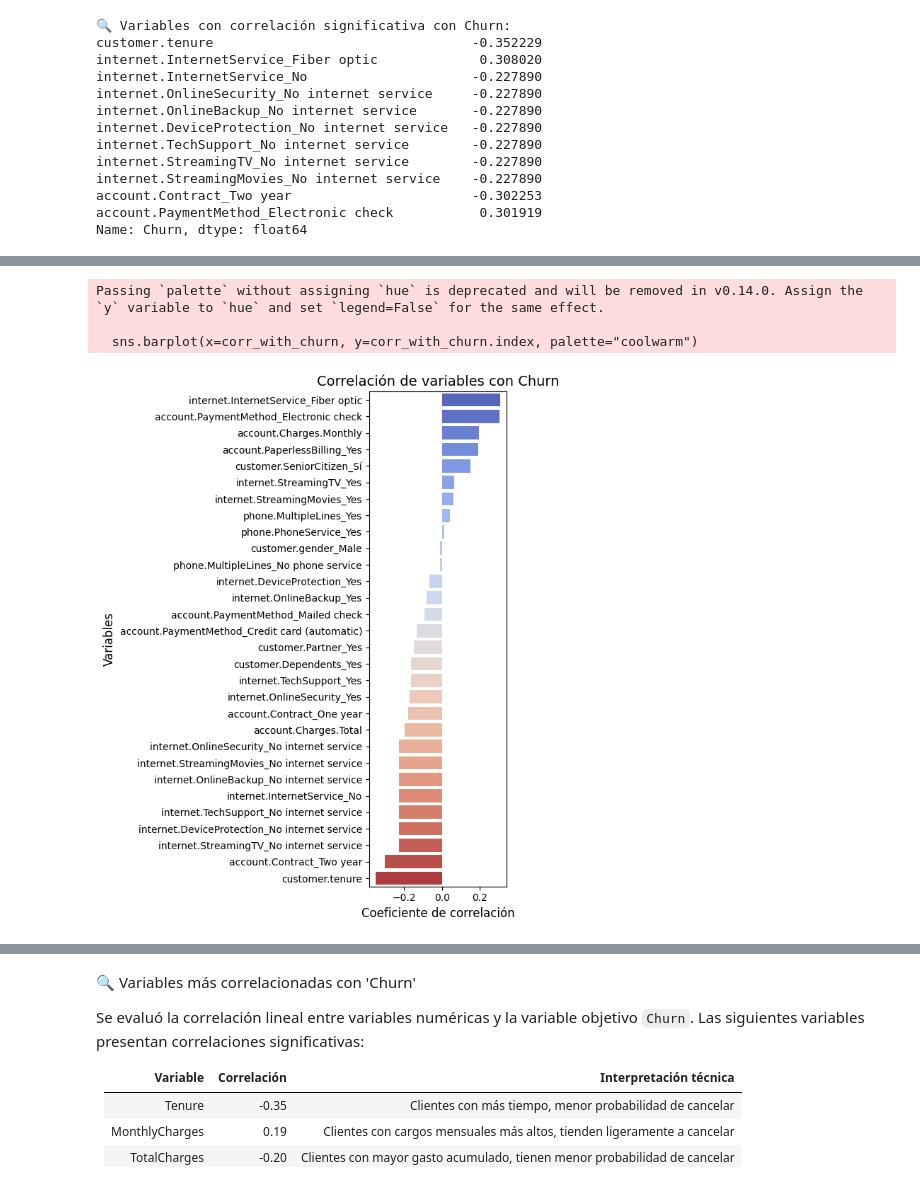
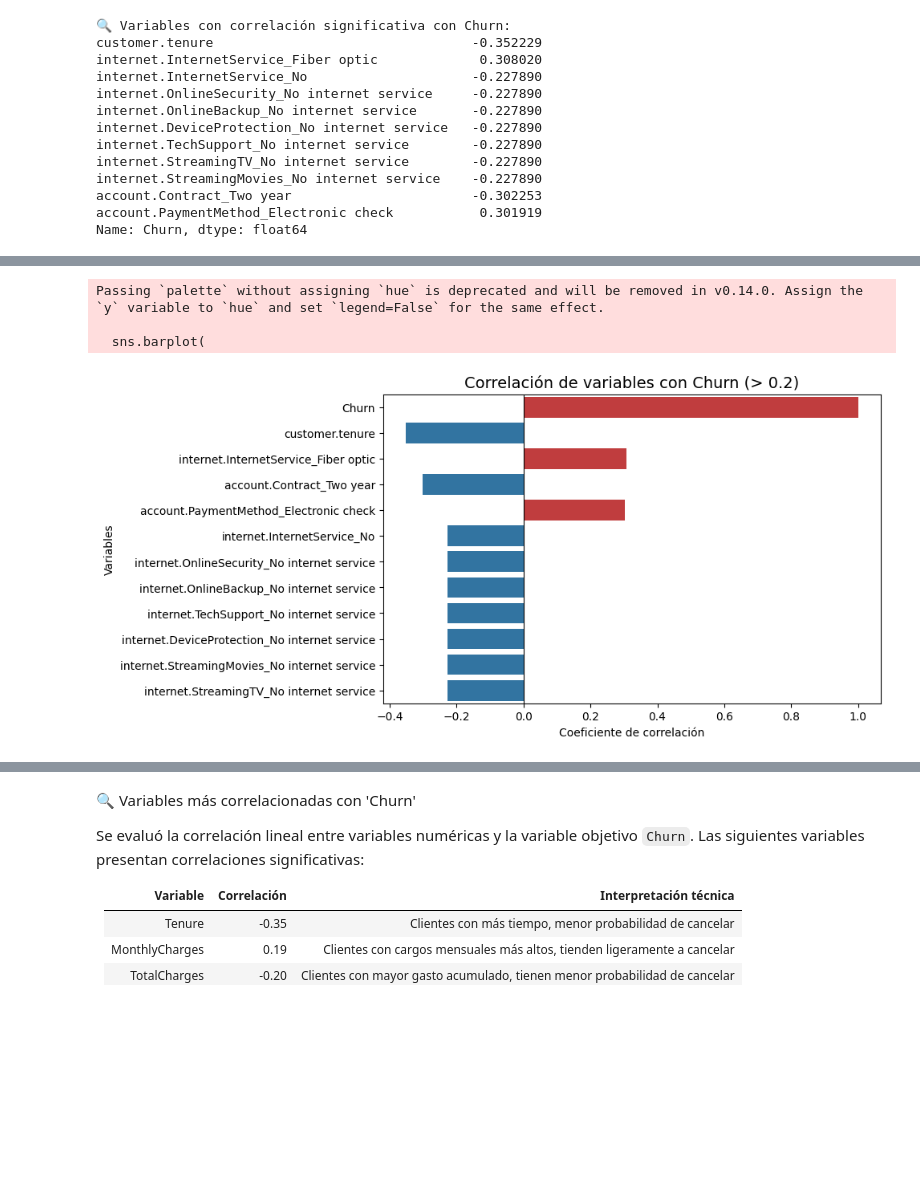
Before and after one commit to Tecindes/ChakkengeONE, a Jupyter notebook: TelecomX_parte2_latam.ipynb, the cells around one changed output, grey strips where cells are left out. Cells and saved outputs as stored; diff of their text form; code cells hidden in the pictures; blank space fills up the shorter version.

```diff
--- a/TelecomX_parte2_latam.ipynb
+++ b/TelecomX_parte2_latam.ipynb
@@ -939,21 +828,29 @@ Name: Churn, dtype: float64
 # %%
 import matplotlib.pyplot as plt
 import seaborn as sns
 
-# Calculamos la correlación solo con la variable "Churn"
-corr_with_churn = df_encoded.corr()["Churn"].drop("Churn").sort_values(ascending=False)
+# --- Correlación solo con Churn ---
+churn_corr = df_encoded.corrwith(df_encoded['Churn'])
 
-# Visualización
-plt.figure(figsize=(6, 8))
-sns.barplot(x=corr_with_churn, y=corr_with_churn.index, palette="coolwarm")
+# Filtrar por umbral
+umbral = 0.2
+variables_relevantes = churn_corr[abs(churn_corr) > umbral].sort_values(key=abs, ascending=False)
 
-plt.title("Correlación de variables con Churn", fontsize=14)
-plt.xlabel("Coeficiente de correlación", fontsize=12)
-plt.ylabel("Variables", fontsize=12)
-plt.tight_layout()
+# --- Visualización ordenada ---
+plt.figure(figsize=(8, 5))
+sns.barplot(
+    x=variables_relevantes.values,
+    y=variables_relevantes.index,
+    palette=["#d62728" if x > 0 else "#1f77b4" for x in variables_relevantes.values]
+)
+
+plt.title("Correlación de variables con Churn (> 0.2)", fontsize=14)
+plt.xlabel("Coeficiente de correlación")
+plt.ylabel("Variables")
+plt.axvline(0, color='black', linewidth=0.8)
 plt.show()
 # %% [output]
 Passing `palette` without assigning `hue` is deprecated and will be removed in v0.14.0. Assign the `y` variable to `hue` and set `legend=False` for the same effect.
 
-  sns.barplot(x=corr_with_churn, y=corr_with_churn.index, palette="coolwarm")
+  sns.barplot(
-[figure, old version]
+[figure, new version]
```
Also changed, not shown: parts of 21 cells of this notebook.
